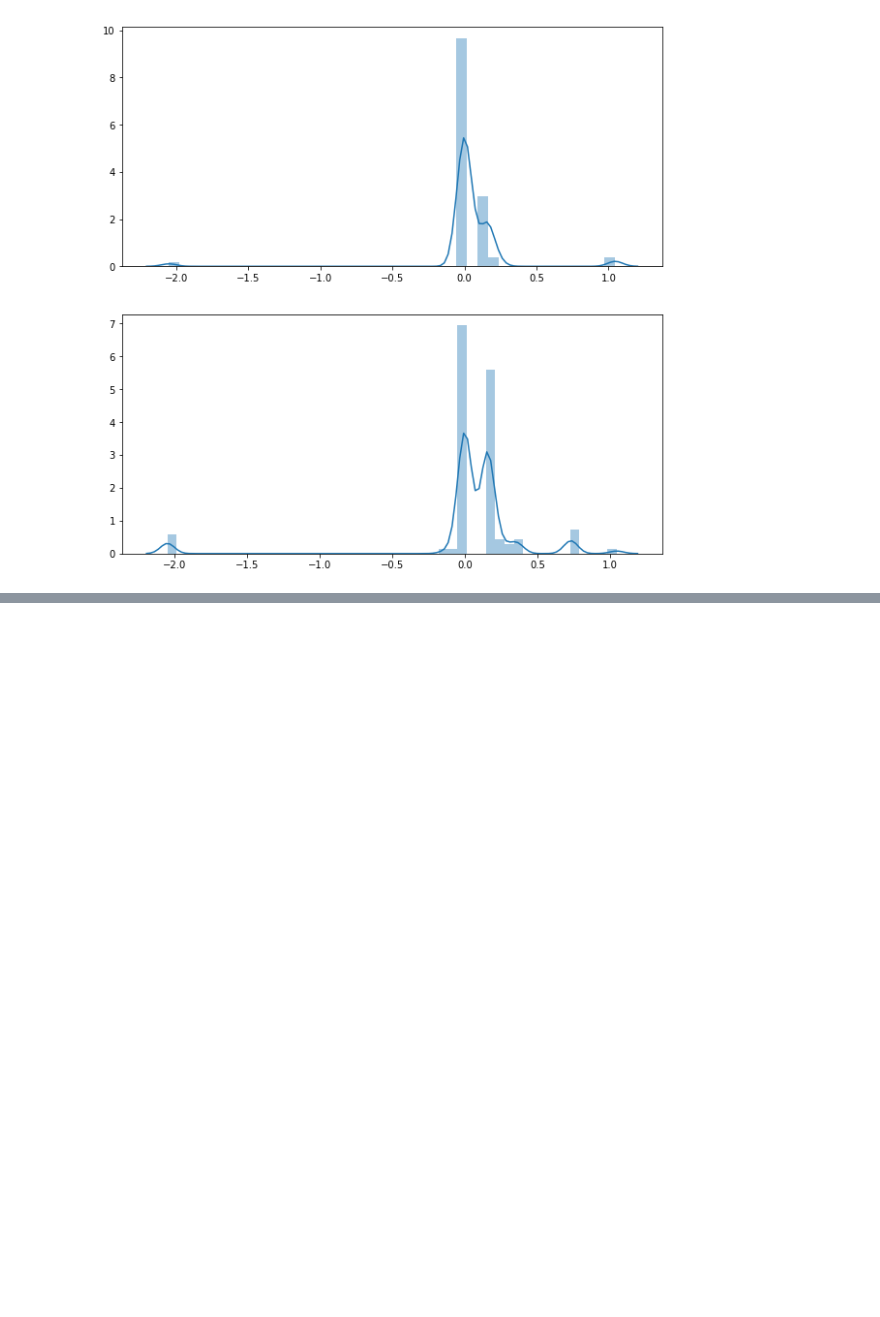
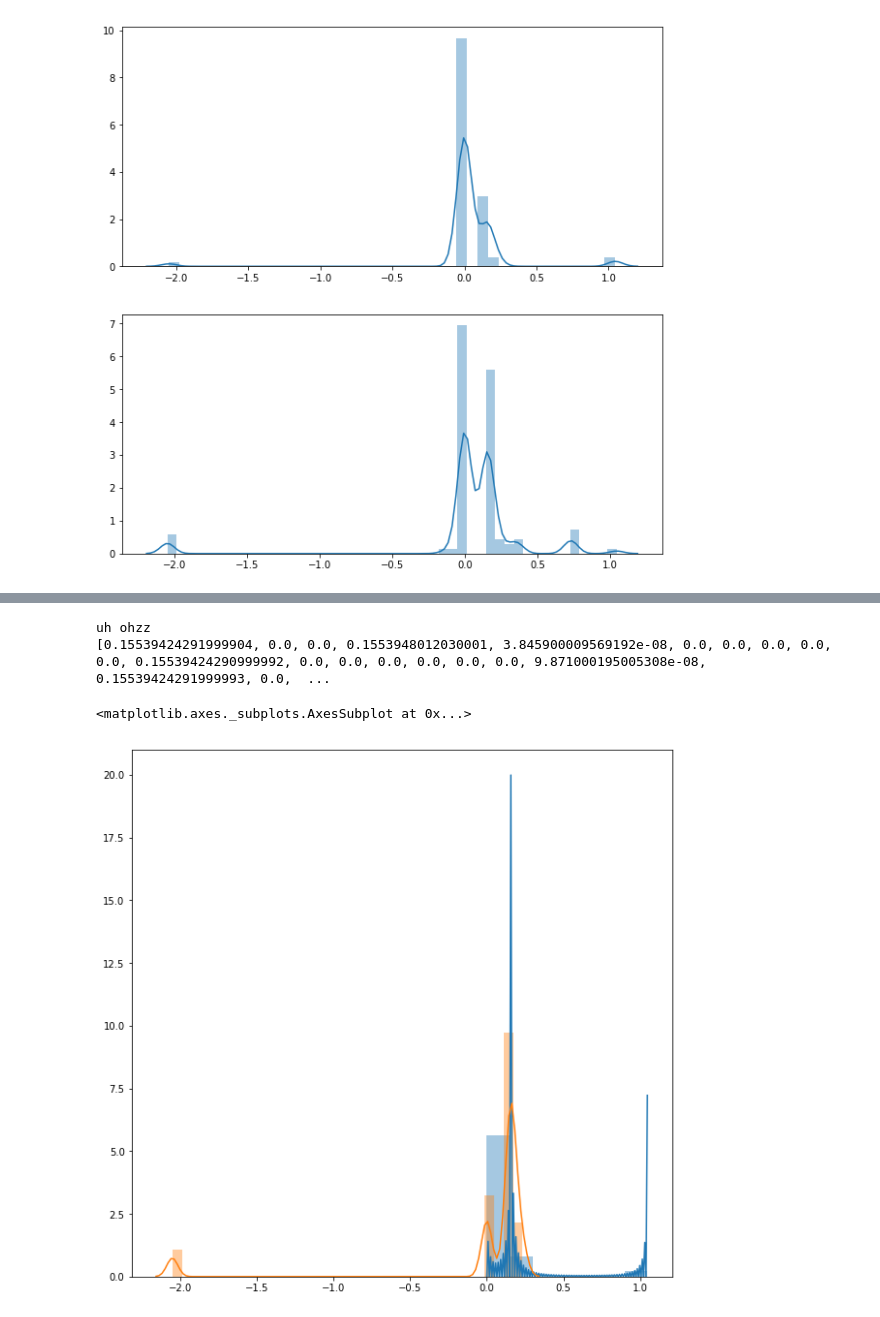
Before and after one commit to blab/egg-passage, a Jupyter notebook: notebooks/titers.ipynb, the cells around one changed output, grey strips where cells are left out. Saved outputs shown, nothing was run; the diff lists cells and outputs as text; code cells hidden in the pictures; blank space fills up the shorter version.

Commit message:
save checkpoint: strain matchs

```diff
--- a/notebooks/titers.ipynb
+++ b/notebooks/titers.ipynb
@@ -28,11 +28,11 @@ df_titer = pd.concat([df_hi,df_fra])
 #Find strains that have matches
 ##hi and fra separately to aoid influding egg_hi/egg_fra matches
 unique_source_hi = egg_hi['source'].unique()
-matches_hi_extra = df_hi[df_hi['source'].isin(unique_source)]
+matches_hi_extra = df_hi[df_hi['source'].isin(unique_source_hi)]
 matches_hi = matches_hi_extra[matches_hi_extra.duplicated(subset='source',keep=False)]
 
 unique_source_fra = egg_fra['source'].unique()
-matches_fra_extra = df_fra[df_fra['source'].isin(unique_source)]
+matches_fra_extra = df_fra[df_fra['source'].isin(unique_source_fra)]
 matches_fra = matches_fra_extra[matches_fra_extra.duplicated(subset='source',keep=False)]
 
 matches_titer = pd.concat([matches_hi,matches_fra])
@@ -218,3 +217,55 @@ Percent of cell-passaged/egg-passaged matched samples where cTiterSub increased
 86.5979381443
 <matplotlib.axes._subplots.AxesSubplot at 0x...>
 [figure]
+# %%
+
+
+match_group = matches_hi.groupby('source')
+
+
+egg_unpass_same = []
+egg_mutated = []
+unpass_mutated = []
+for g_name, g in match_group:
+    if '0' in list(g['passage']):
+
+        if len(set(list(g['160'])))==1:
+            egg_unpass_same.append(float(g[g['passage']=='egg']['cTiterSub']) - float(g[g['passage']=='0']['cTiterSub']))
+
+        else:
+            unpass_nomut = []
+            unpass_mut = []
+            egg_nomut = []
+            egg_mut = []
+            for k, v in g.iterrows():
+                if v['passage']=='0':
+                    if v['mut160']==0:
+                        unpass_nomut.append(v['cTiterSub'])
+                    elif v['mut160']==1:
+                        unpass_mut.append(v['cTiterSub'])
+                elif v['passage']=='egg':
+                    if v['mut160']==0:
+                        egg_nomut.append(v['cTiterSub'])
+                    elif v['mut160']==1:
+                        egg_mut.append(v['cTiterSub'])
+            if len(egg_mut)!=0:
+                if len(unpass_nomut)!=0:
+                    egg_mutated.append(egg_mut[0]-unpass_nomut[0])
+                elif len(unpass_mut)!=0:
+                    print 'uh ohzz'
+            elif len(egg_nomut)!=0:
+                if len(unpass_nomut)!=0:
+                    print 'uh oh'
+                elif len(unpass_mut)!=0:
+                    unpass_mutated.append(egg_nomut[0]-unpass_mut[0])
+
+print egg_unpass_same, egg_mutated, unpass_mutated
+
+fig, ax = plt.subplots(figsize=(10,10))
+sns.distplot(egg_unpass_same, ax=ax)
+sns.distplot(egg_mutated, ax=ax)
+# %% [output]
+uh ohzz
+[0.15539424291999904, 0.0, 0.0, 0.1553948012030001, 3.845900009569192e-08, 0.0, 0.0, 0.0, 0.0, 0.0, 0.15539424290999992, 0.0, 0.0, 0.0, 0.0, 0.0, 0.0, 9.871000195005308e-08, 0.15539424291999993, 0.0,  ...
+<matplotlib.axes._subplots.AxesSubplot at 0x...>
+[figure, added]
```
Also changed, not shown: parts of 2 cells of this notebook.
